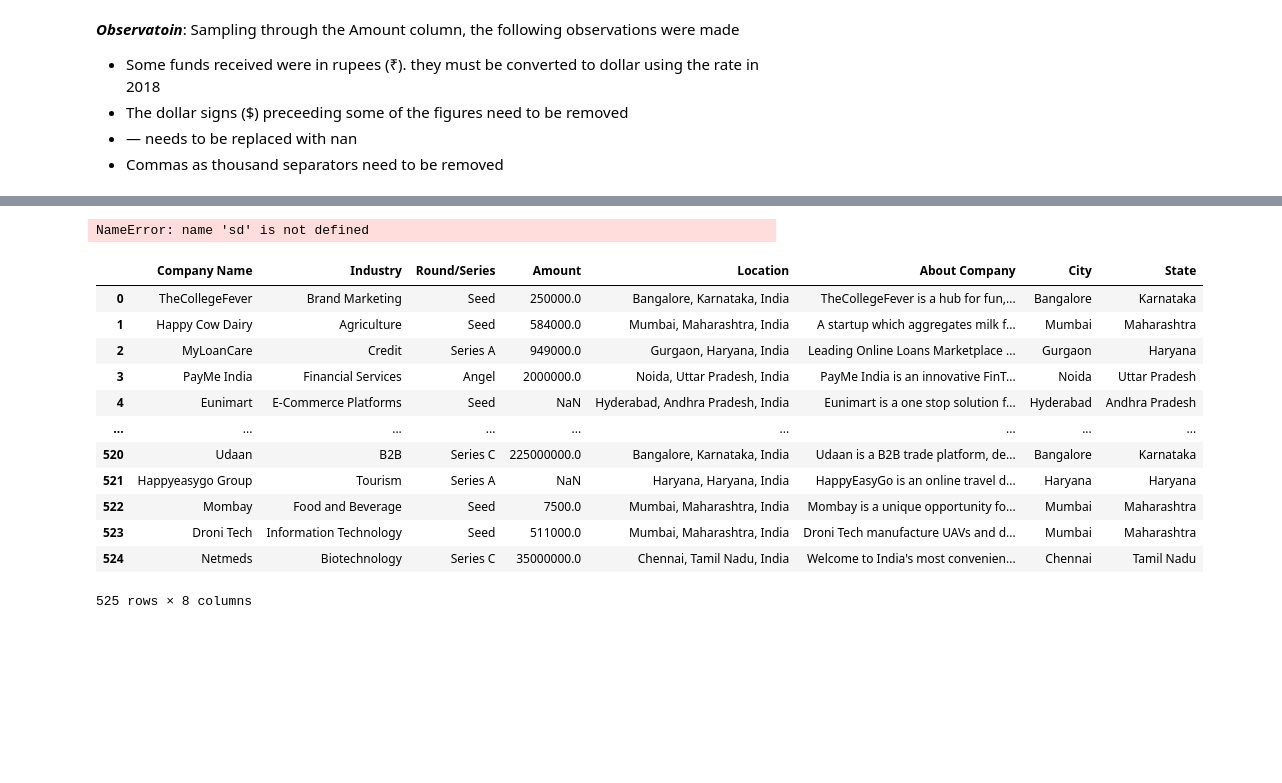
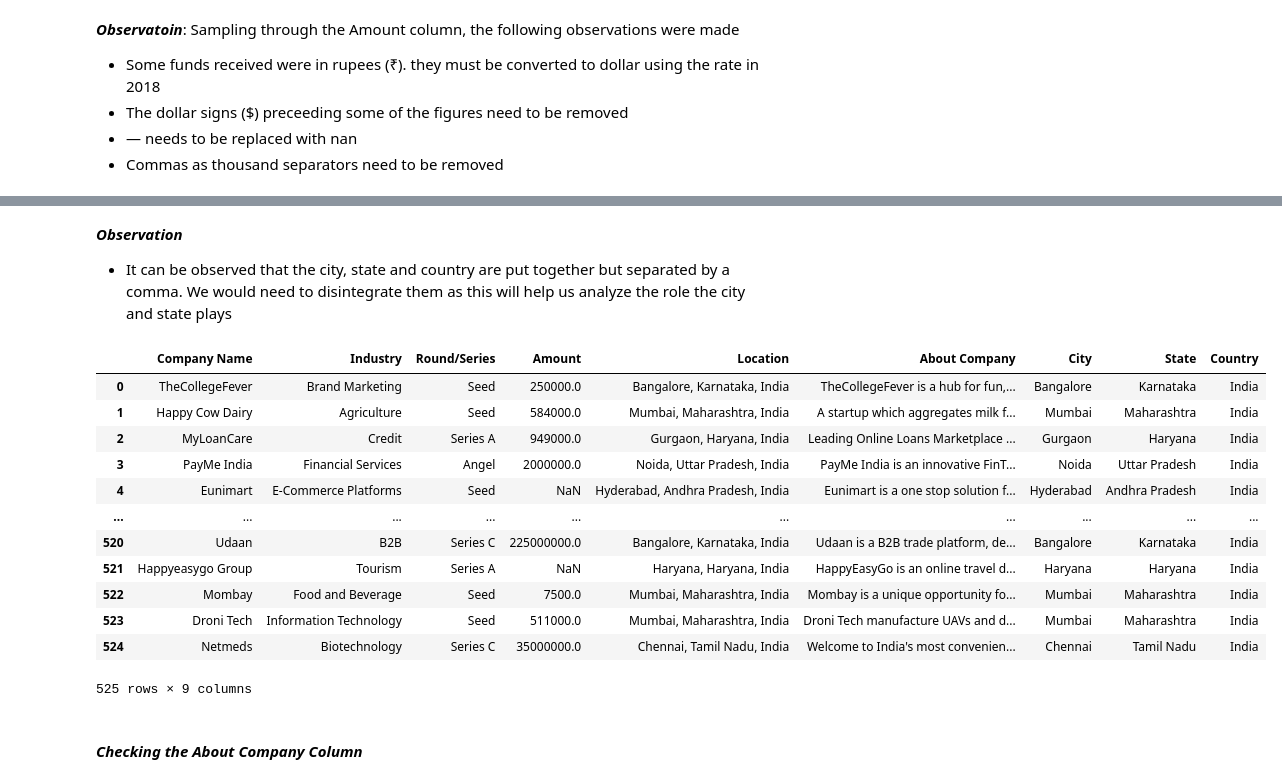
Before and after one commit to fusersam/Indian-Startup-Ecosystem, a Jupyter notebook: indian_startup_analysis.ipynb, the cells around one changed output, grey strips where cells are left out. Cells and saved outputs as stored; diff of their text form; code cells hidden in the pictures; blank space fills up the shorter version.

```diff
--- a/indian_startup_analysis.ipynb
+++ b/indian_startup_analysis.ipynb
@@ -288,25 +290,26 @@ df_2018.Location.sample(20)
 Name: Location, dtype: object
-# %%
-sd
-# %% [output]
-NameError: name 'sd' is not defined
+# %% [markdown]
+***Observation***
+- It can be observed that the city, state and country are put together but separated by a comma. We would need to disintegrate them as this will help us analyze the role the city and state plays
 # %%
-# Splitting Location into City and State
-df_2018[['City', 'State']] = df_2018['Location'].str.split(', ', expand=True)[[0, 1]]
+# Splitting Location into City, State and Country
+df_2018[['City', 'State', 'Country']] = df_2018['Location'].str.split(', ', expand=True)[[0, 1, 2]]
 
 # Displaying the DataFrame
-df_2018
+df_2018.head()
 # %% [output]
-|  | Company Name | Industry | Round/Series | Amount | Location | About Company | City | State |
-| 0 | TheCollegeFever | Brand Marketing | Seed | 250000.0 | Bangalore, Karnataka, India | TheCollegeFever is a hub for fun,... | Bangalore | Karnataka |
-| 1 | Happy Cow Dairy | Agriculture | Seed | 584000.0 | Mumbai, Maharashtra, India | A startup which aggregates milk f... | Mumbai | Maharashtra |
-| 2 | MyLoanCare | Credit | Series A | 949000.0 | Gurgaon, Haryana, India | Leading Online Loans Marketplace ... | Gurgaon | Haryana |
-| 3 | PayMe India | Financial Services | Angel | 2000000.0 | Noida, Uttar Pradesh, India | PayMe India is an innovative FinT... | Noida | Uttar Pradesh |
-| 4 | Eunimart | E-Commerce Platforms | Seed | NaN | Hyderabad, Andhra Pradesh, India | Eunimart is a one stop solution f... | Hyderabad | Andhra Pradesh |
-| ... | ... | ... | ... | ... | ... | ... | ... | ... |
-| 520 | Udaan | B2B | Series C | 225000000.0 | Bangalore, Karnataka, India | Udaan is a B2B trade platform, de... | Bangalore | Karnataka |
-| 521 | Happyeasygo Group | Tourism | Series A | NaN | Haryana, Haryana, India | HappyEasyGo is an online travel d... | Haryana | Haryana |
-| 522 | Mombay | Food and Beverage | Seed | 7500.0 | Mumbai, Maharashtra, India | Mombay is a unique opportunity fo... | Mumbai | Maharashtra |
-| 523 | Droni Tech | Information Technology | Seed | 511000.0 | Mumbai, Maharashtra, India | Droni Tech manufacture UAVs and d... | Mumbai | Maharashtra |
-| 524 | Netmeds | Biotechnology | Series C | 35000000.0 | Chennai, Tamil Nadu, India | Welcome to India's most convenien... | Chennai | Tamil Nadu |
+|  | Company Name | Industry | Round/Series | Amount | Location | About Company | City | State | Country |
+| 0 | TheCollegeFever | Brand Marketing | Seed | 250000.0 | Bangalore, Karnataka, India | TheCollegeFever is a hub for fun,... | Bangalore | Karnataka | India |
+| 1 | Happy Cow Dairy | Agriculture | Seed | 584000.0 | Mumbai, Maharashtra, India | A startup which aggregates milk f... | Mumbai | Maharashtra | India |
+| 2 | MyLoanCare | Credit | Series A | 949000.0 | Gurgaon, Haryana, India | Leading Online Loans Marketplace ... | Gurgaon | Haryana | India |
+| 3 | PayMe India | Financial Services | Angel | 2000000.0 | Noida, Uttar Pradesh, India | PayMe India is an innovative FinT... | Noida | Uttar Pradesh | India |
+| 4 | Eunimart | E-Commerce Platforms | Seed | NaN | Hyderabad, Andhra Pradesh, India | Eunimart is a one stop solution f... | Hyderabad | Andhra Pradesh | India |
+| ... | ... | ... | ... | ... | ... | ... | ... | ... | ... |
+| 520 | Udaan | B2B | Series C | 225000000.0 | Bangalore, Karnataka, India | Udaan is a B2B trade platform, de... | Bangalore | Karnataka | India |
+| 521 | Happyeasygo Group | Tourism | Series A | NaN | Haryana, Haryana, India | HappyEasyGo is an online travel d... | Haryana | Haryana | India |
+| 522 | Mombay | Food and Beverage | Seed | 7500.0 | Mumbai, Maharashtra, India | Mombay is a unique opportunity fo... | Mumbai | Maharashtra | India |
+| 523 | Droni Tech | Information Technology | Seed | 511000.0 | Mumbai, Maharashtra, India | Droni Tech manufacture UAVs and d... | Mumbai | Maharashtra | India |
+| 524 | Netmeds | Biotechnology | Series C | 35000000.0 | Chennai, Tamil Nadu, India | Welcome to India's most convenien... | Chennai | Tamil Nadu | India |
-525 rows × 8 columns
+525 rows × 9 columns
+# %% [markdown]
+#### ***Checking the About Company Column***
```
Also changed, not shown: parts of 51 cells of this notebook.
